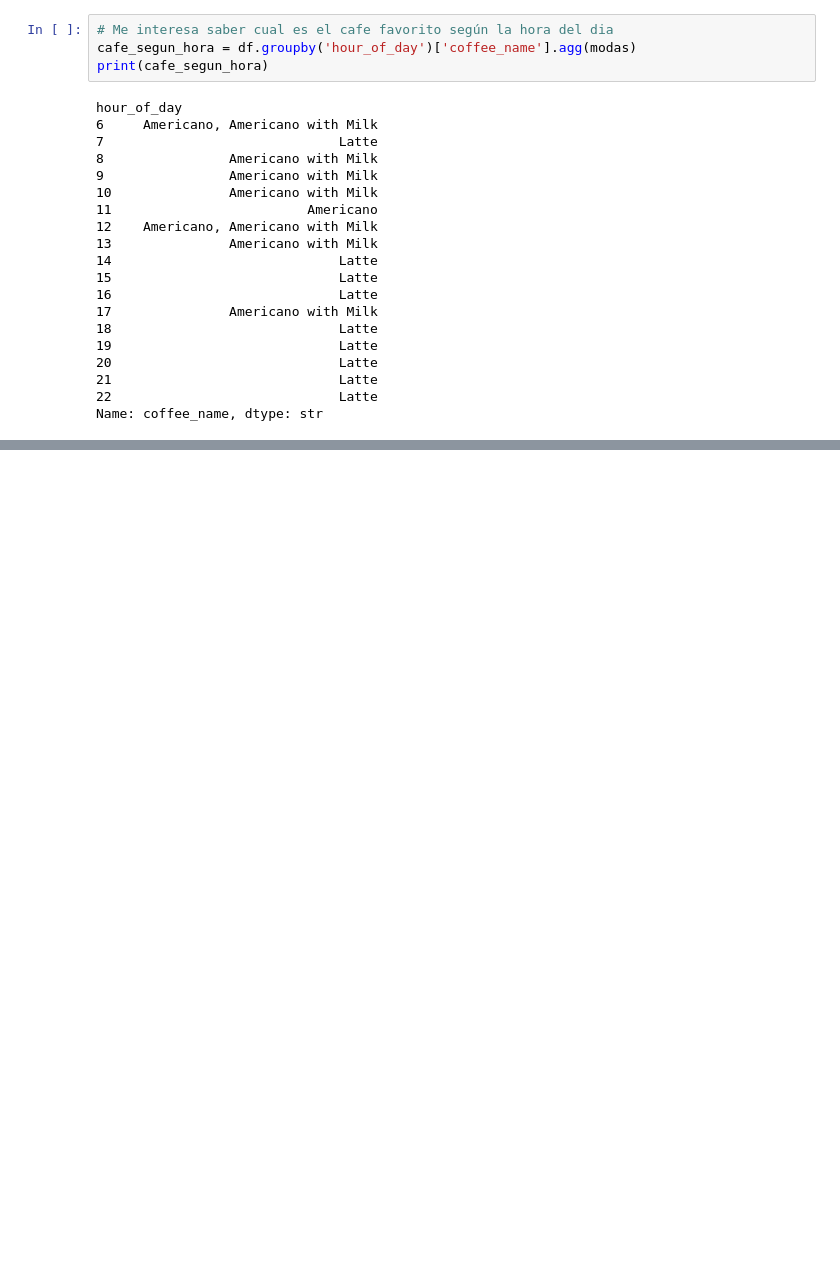
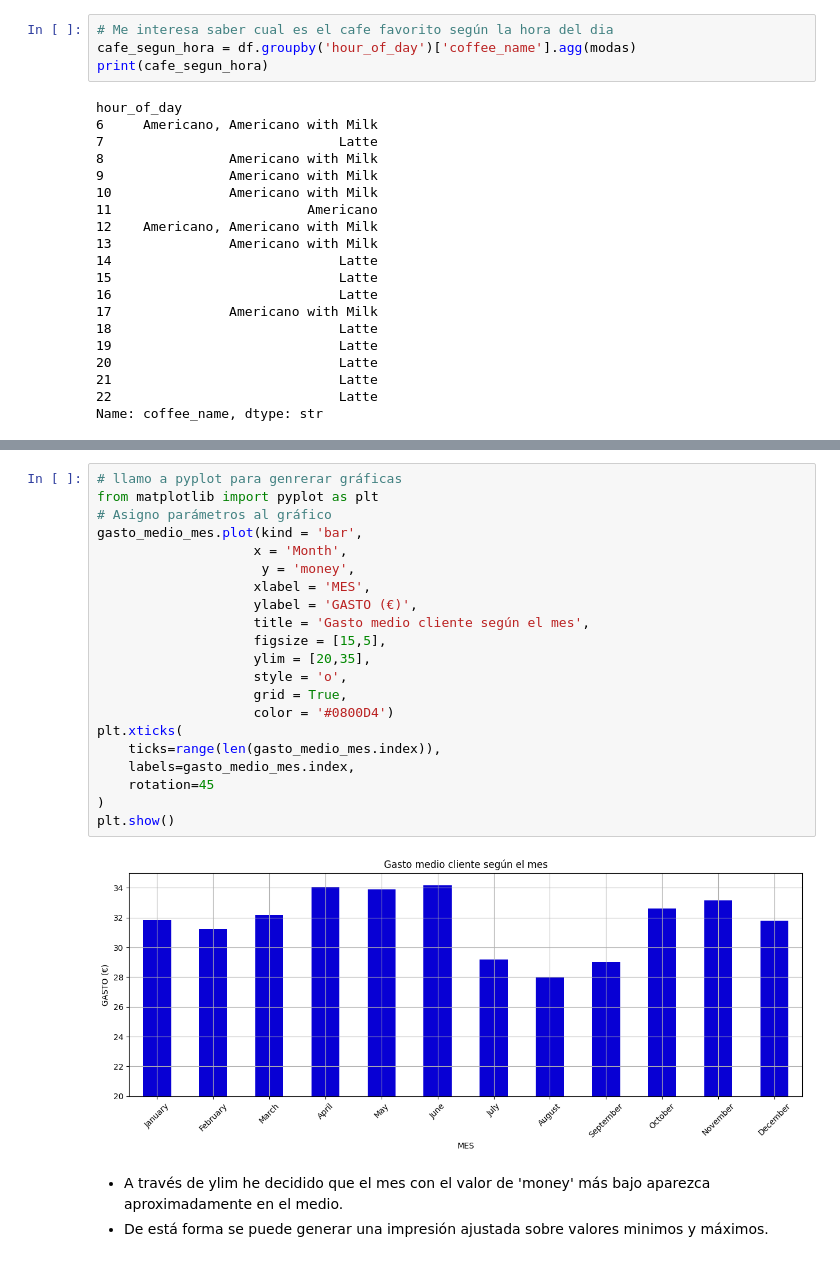
Before and after one commit to javierzmartin/Entorno_VS_JupyterLab, a Jupyter notebook: Tripleten_DS_bootcamp_Javier/Ejercicios/Coffe_sales.ipynb, the cells around one changed output, grey strips where cells are left out. Cells and saved outputs as stored; diff of their text form; blank space fills up the shorter version.

Commit message:
Avanzo el análisis con gráficas de barras y dispersión, correlación...

```diff
--- a/Tripleten_DS_bootcamp_Javier/Ejercicios/Coffe_sales.ipynb
+++ b/Tripleten_DS_bootcamp_Javier/Ejercicios/Coffe_sales.ipynb
@@ -392,0 +423,26 @@ Favorito para la noche : Café latte.
+# %%
+# llamo a pyplot para genrerar gráficas
+from matplotlib import pyplot as plt
+# Asigno parámetros al gráfico
+gasto_medio_mes.plot(kind = 'bar',
+                    x = 'Month',
+                     y = 'money',
+                    xlabel = 'MES',
+                    ylabel = 'GASTO (€)',
+                    title = 'Gasto medio cliente según el mes',
+                    figsize = [15,5],
+                    ylim = [20,35],
+                    style = 'o',
+                    grid = True,
+                    color = '#0800D4')
+plt.xticks(
+    ticks=range(len(gasto_medio_mes.index)),
+    labels=gasto_medio_mes.index,
+    rotation=45
+)
+plt.show()
+# %% [output]
+[figure, added]
+# %% [markdown]
+- A través de ylim he decidido que el mes con el valor de 'money' más bajo aparezca aproximadamente en el medio.
+- De está forma se puede generar una impresión ajustada sobre valores minimos y máximos.
```
Also changed, not shown: parts of 15 cells of this notebook, 1 other file.
